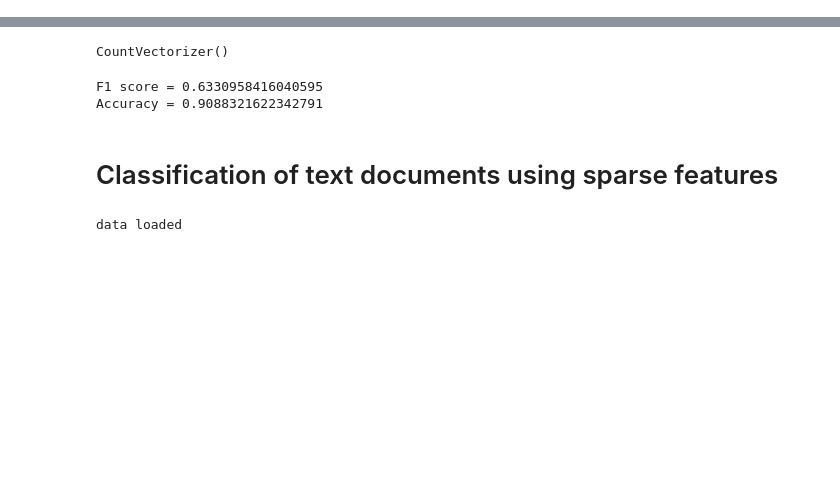
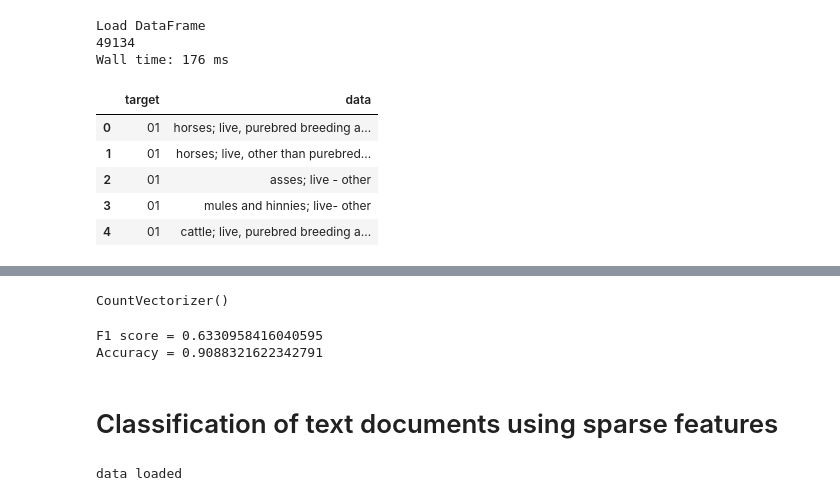
Before and after one commit to dragon-library/work_space, a Jupyter notebook: HS_Code/app.ipynb, the cells around one changed output, grey strips where cells are left out. Drawn from its saved outputs; the diff is of its cells as text; code cells hidden in the pictures; blank space fills up the shorter version.

```diff
--- a/HS_Code/app.ipynb
+++ b/HS_Code/app.ipynb
@@ -29,0 +12,19 @@ train_df = pd.concat([inputs,master,deci,decx], ignore_index=True)
+# %%
+%%time
+print("Load DataFrame")
+df = joblib.load('../data/train/df_master_train.pkl')
+
+df = df[['section','description']]
+df.columns =  ['target', 'data']
+print(len(df))
+df.head()
+# %% [output]
+Load DataFrame
+49134
+Wall time: 176 ms
+|  | target | data |
+| 0 | 01 | horses; live, purebred breeding a... |
+| 1 | 01 | horses; live, other than purebred... |
+| 2 | 01 | asses; live - other |
+| 3 | 01 | mules and hinnies; live- other |
+| 4 | 01 | cattle; live, purebred breeding a... |
```
Also changed, not shown: parts of 4 cells of this notebook, 7 other files.
